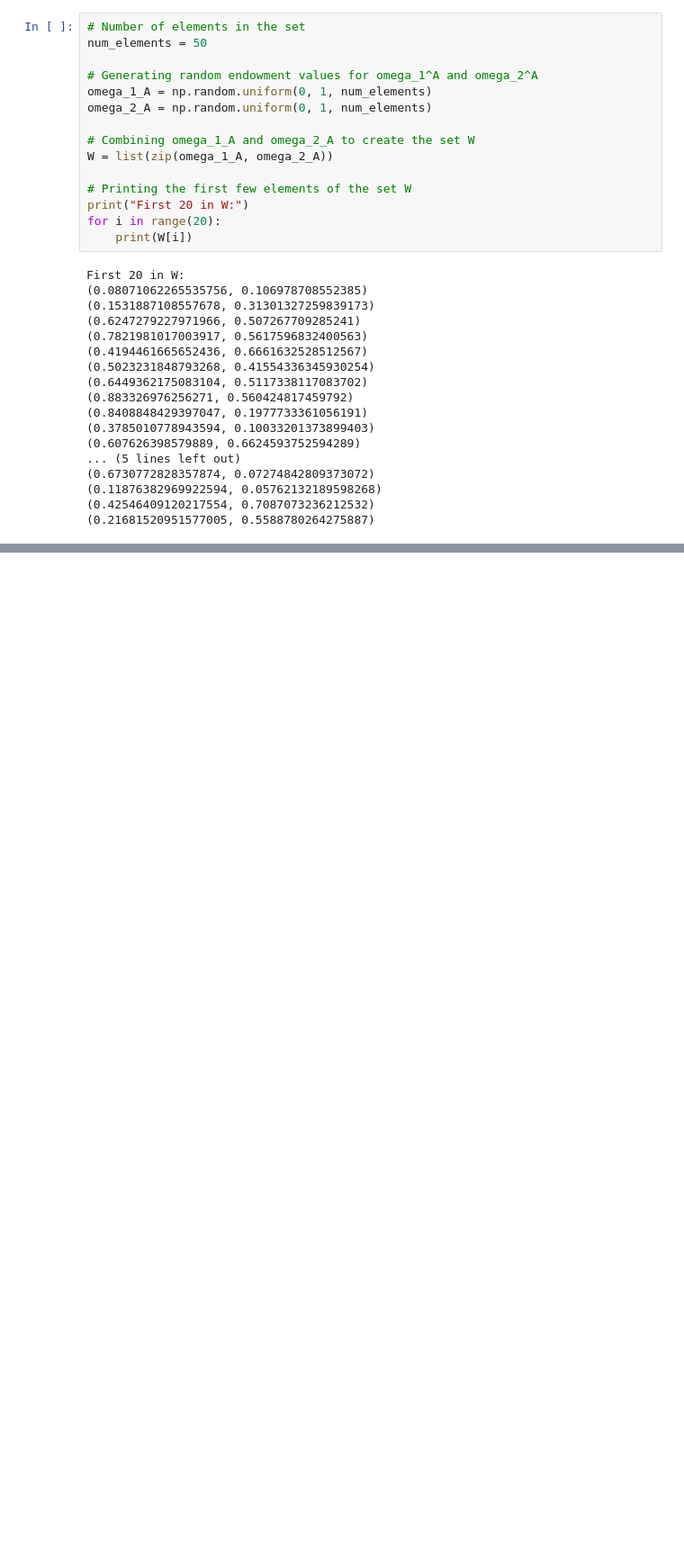
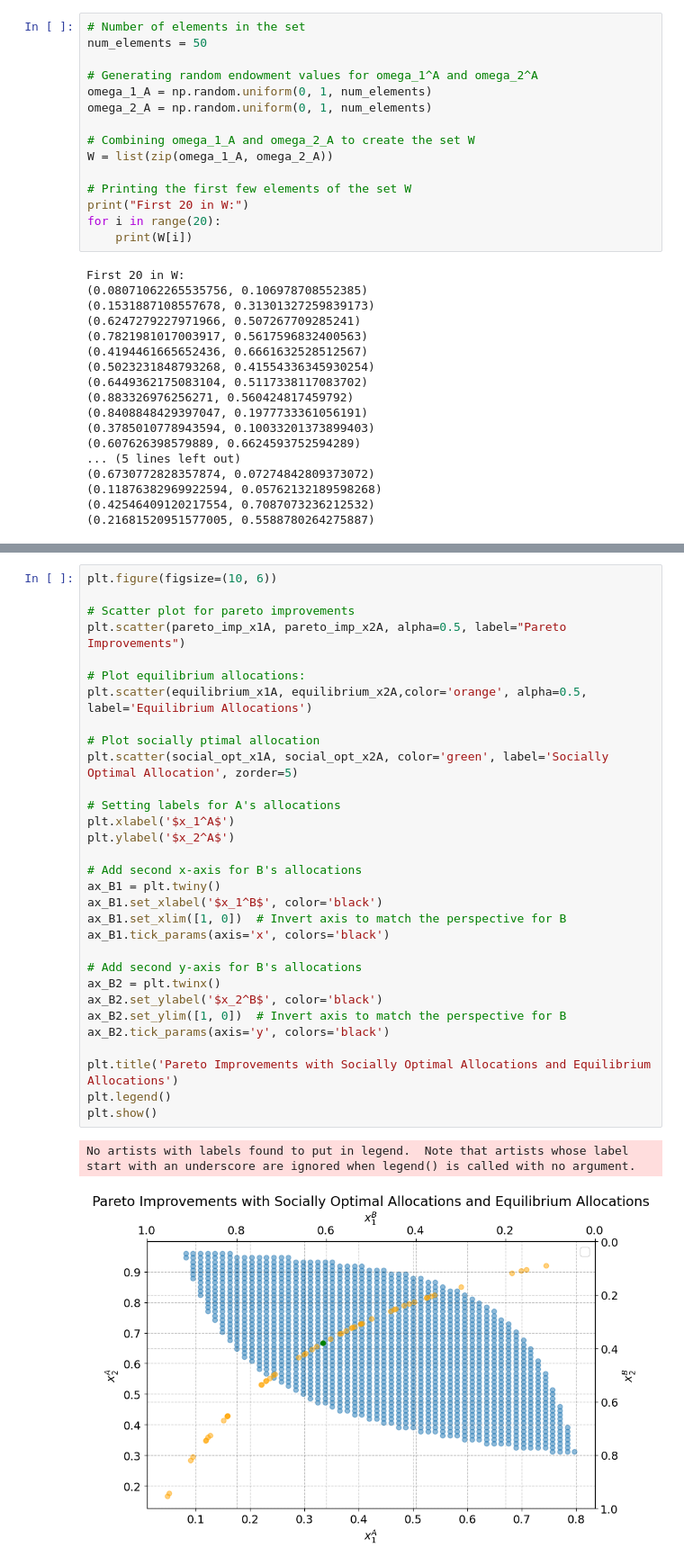
Before and after one commit to NumEconCopenhagen/projects-2024-isabel_nicole_snorri, a Jupyter notebook: inauguralproject/Documents from Lectures/InauguralProject2024.ipynb, the cells around one changed output, grey strips where cells are left out. Shown at 90% size. Cells and saved outputs as stored; diff of their text form; blank space fills up the shorter version.

```diff
--- a/inauguralproject/Documents from Lectures/InauguralProject2024.ipynb
+++ b/inauguralproject/Documents from Lectures/InauguralProject2024.ipynb
@@ -410,0 +458,34 @@ First 20 in W:
+# %%
+plt.figure(figsize=(10, 6))
+
+# Scatter plot for pareto improvements
+plt.scatter(pareto_imp_x1A, pareto_imp_x2A, alpha=0.5, label="Pareto Improvements")
+
+# Plot equilibrium allocations:
+plt.scatter(equilibrium_x1A, equilibrium_x2A,color='orange', alpha=0.5, label='Equilibrium Allocations')
+
+# Plot socially ptimal allocation
+plt.scatter(social_opt_x1A, social_opt_x2A, color='green', label='Socially Optimal Allocation', zorder=5)
+
+# Setting labels for A's allocations
+plt.xlabel('$x_1^A$')
+plt.ylabel('$x_2^A$')
+
+# Add second x-axis for B's allocations
+ax_B1 = plt.twiny()
+ax_B1.set_xlabel('$x_1^B$', color='black')
+ax_B1.set_xlim([1, 0])  # Invert axis to match the perspective for B
+ax_B1.tick_params(axis='x', colors='black')
+
+# Add second y-axis for B's allocations
+ax_B2 = plt.twinx()
+ax_B2.set_ylabel('$x_2^B$', color='black')
+ax_B2.set_ylim([1, 0])  # Invert axis to match the perspective for B
+ax_B2.tick_params(axis='y', colors='black')
+
+plt.title('Pareto Improvements with Socially Optimal Allocations and Equilibrium Allocations')
+plt.legend()
+plt.show()
+# %% [output]
+No artists with labels found to put in legend.  Note that artists whose label start with an underscore are ignored when legend() is called with no argument.
+[figure, added]
```
Also changed, not shown: parts of 3 cells of this notebook.
